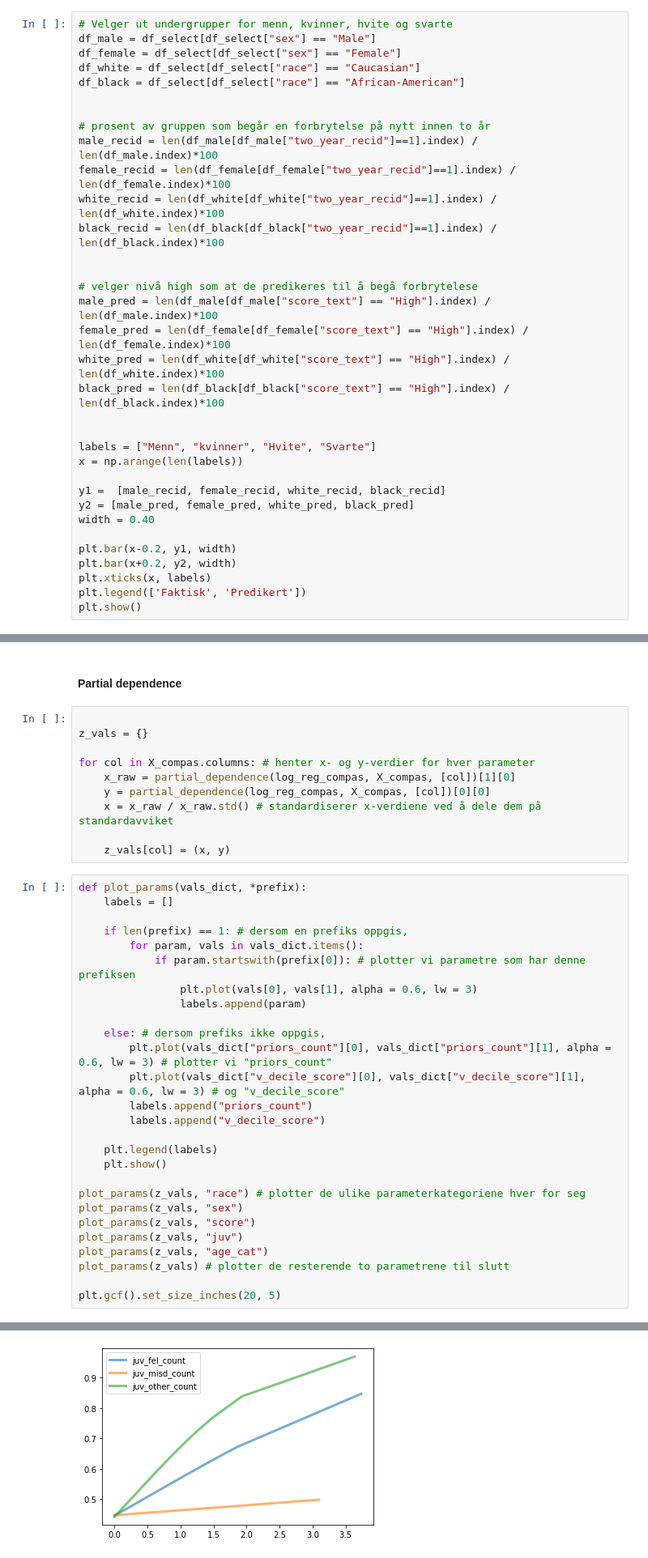
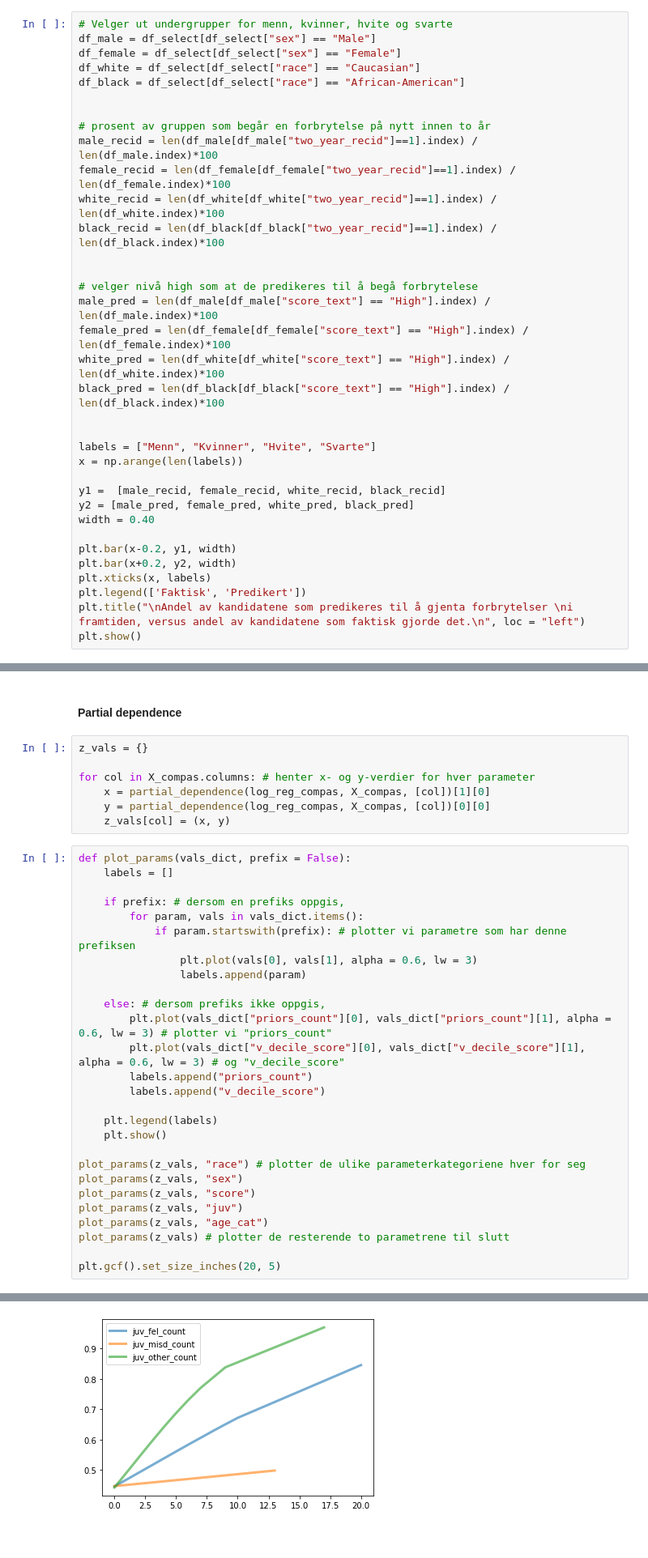
Before and after one commit to jonatanwins/COMPAS_project_HON2200, a Jupyter notebook: COMPAS.ipynb, the cells around one changed output, grey strips where cells are left out. Shown: that part at 81% size. Drawn from its saved outputs; the diff is of its cells as text.

Commit message:
Plottitler + forbedret partial dep

```diff
--- a/COMPAS.ipynb
+++ b/COMPAS.ipynb
@@ -82,7 +80,7 @@ white_pred = len(df_white[df_white["score_text"] == "High"].index) / len(df_whit
 black_pred = len(df_black[df_black["score_text"] == "High"].index) / len(df_black.index)*100
 
 
-labels = ["Menn", "kvinner", "Hvite", "Svarte"]
+labels = ["Menn", "Kvinner", "Hvite", "Svarte"]
 x = np.arange(len(labels))
 
 y1 =  [male_recid, female_recid, white_recid, black_recid]
@@ -93,5 +91,6 @@ plt.bar(x-0.2, y1, width)
 plt.bar(x+0.2, y2, width)
 plt.xticks(x, labels)
 plt.legend(['Faktisk', 'Predikert'])
+plt.title("\nAndel av kandidatene som predikeres til å gjenta forbrytelser \ni framtiden, versus andel av kandidatene som faktisk gjorde det.\n", loc = "left")
 plt.show()
 # %% [output]
@@ -327,22 +322,19 @@ Antallet sanne positive for Hele gruppen er 1702, antallet falske positive er 87
 # %% [markdown]
 #### Partial dependence
 # %%
-
 z_vals = {}
 
 for col in X_compas.columns: # henter x- og y-verdier for hver parameter
-    x_raw = partial_dependence(log_reg_compas, X_compas, [col])[1][0]
+    x = partial_dependence(log_reg_compas, X_compas, [col])[1][0]
     y = partial_dependence(log_reg_compas, X_compas, [col])[0][0]
-    x = x_raw / x_raw.std() # standardiserer x-verdiene ved å dele dem på standardavviket
-
     z_vals[col] = (x, y)
 # %%
-def plot_params(vals_dict, *prefix):
+def plot_params(vals_dict, prefix = False):
     labels = []
 
-    if len(prefix) == 1: # dersom en prefiks oppgis,
+    if prefix: # dersom en prefiks oppgis,
         for param, vals in vals_dict.items():
-            if param.startswith(prefix[0]): # plotter vi parametre som har denne prefiksen
+            if param.startswith(prefix): # plotter vi parametre som har denne prefiksen
                 plt.plot(vals[0], vals[1], alpha = 0.6, lw = 3)
                 labels.append(param)
 
@@ -370 +362 @@ plt.gcf().set_size_inches(20, 5)
-[figure, old version]
+[figure, new version]
```
Also changed, not shown: parts of 11 cells of this notebook.
